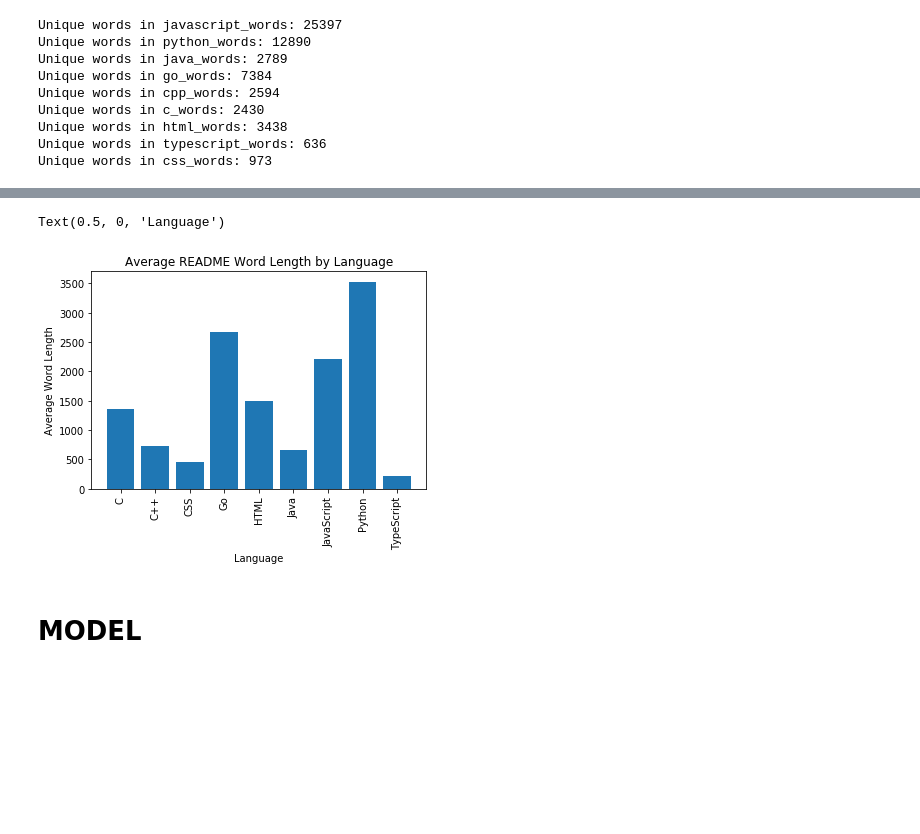
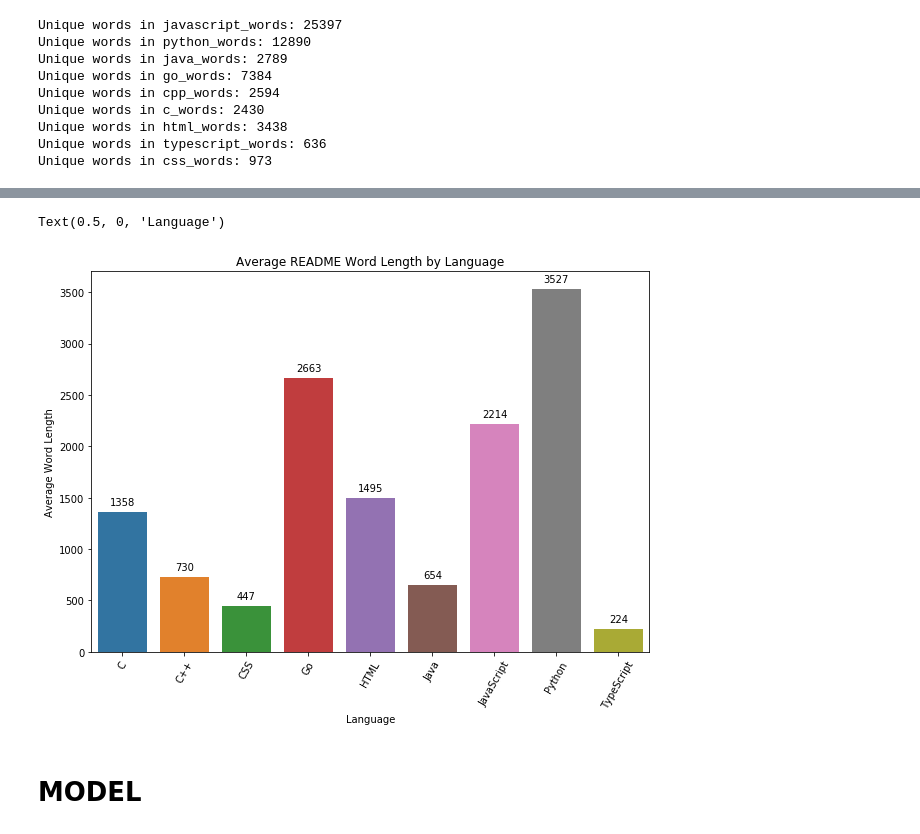
Before and after one commit to helen-research/nlp_project, a Jupyter notebook: nlp_github_final_project.ipynb, the cells around one changed output, grey strips where cells are left out. Drawn from its saved outputs; the diff is of its cells as text; code cells hidden in the pictures; blank space fills up the shorter version.

```diff
--- a/nlp_github_final_project.ipynb
+++ b/nlp_github_final_project.ipynb
@@ -712,7 +726,14 @@ char_length = df2.groupby('language')['readme_char_length'].agg('mean').reset_in
 x2 = char_length.language
 y2 = char_length.readme_char_length
 # %%
-plt.bar(x2, y2)
+plt.figure(figsize=(10,7))
+splot = sns.barplot(x = x2, y = y2, ci = None)
+for p in splot.patches:
+    splot.annotate(format(p.get_height(), '.0f'),
+                   (p.get_x() + p.get_width() / 2., p.get_height()),
+                   ha = 'center', va = 'center', xytext = (0, 10),
+                   textcoords = 'offset points'
+                   )
 plt.xticks(rotation=90)
 plt.title('Average README Character Length by Language')
 plt.ylabel('Average Character Length')
@@ -723,9 +744,17 @@ Text(0.5, 0, 'Language')
 # %%
-plt.bar(x, y)
-plt.xticks(rotation=90)
+#sns.barplot(x, y)
+plt.figure(figsize=(10,7))
+splot = sns.barplot(x = x, y = y, ci = None)
+for p in splot.patches:
+    splot.annotate(format(p.get_height(), '.0f'),
+                   (p.get_x() + p.get_width() / 2., p.get_height()),
+                   ha = 'center', va = 'center', xytext = (0, 10),
+                   textcoords = 'offset points'
+                   )
+plt.xticks(rotation=60)
 plt.title('Average README Word Length by Language')
 plt.ylabel('Average Word Length')
 plt.xlabel('Language')
 # %% [output]
 Text(0.5, 0, 'Language')
-[figure, old version]
+[figure, new version]
```
Also changed, not shown: parts of 21 cells of this notebook, 3 other files.
